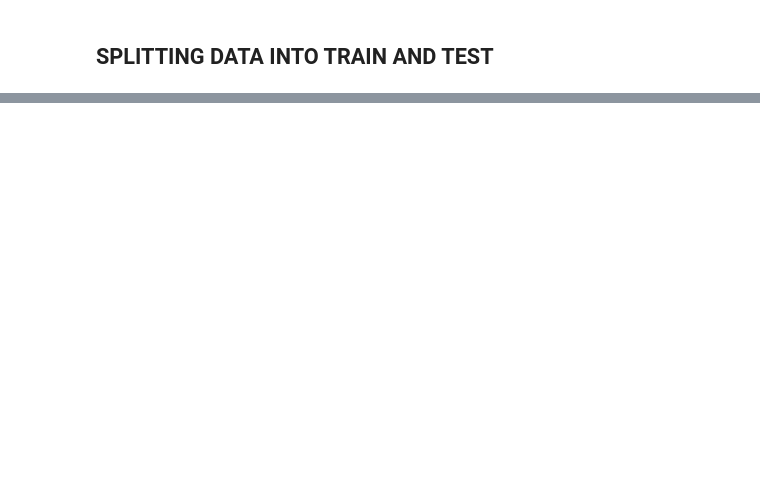
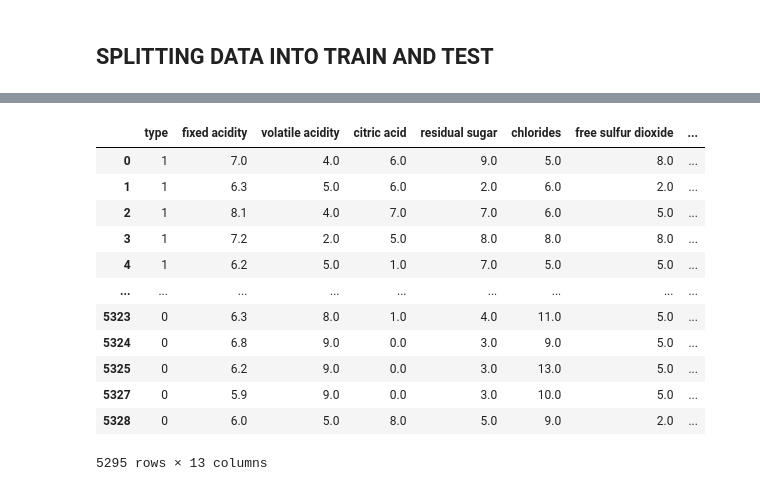
Before and after one commit to nnilayy/Classification-Notebook, a Jupyter notebook: Classifiers.ipynb, the cells around one changed output, grey strips where cells are left out. Cells and saved outputs as stored; diff of their text form; code cells hidden in the pictures; blank space fills up the shorter version.

```diff
--- a/Classifiers.ipynb
+++ b/Classifiers.ipynb
@@ -220,0 +221,11 @@ plt.show()
+# %%
+from sklearn.preprocessing import KBinsDiscretizer
+# kbinage=KBinsDiscretizer(n_bins=10,encode="ordinal",strategy="kmeans")
+# trf=ColumnTransformer([
+#     ("first",k_bin),
+#     ()
+# ])
+from sklearn.preprocessing import KBinsDiscretizer
+kbd = KBinsDiscretizer(n_bins=5, encode='ordinal', strategy='quantile')
+df["chlorides"]= kbd.fit_transform(pd.DataFrame(df["chlorides"]))
+df["chlorides"].value_counts()
@@ -220,0 +239,5 @@ plt.show()
+# %%
+from sklearn.preprocessing import KBinsDiscretizer
+kbd = KBinsDiscretizer(n_bins=5, encode='ordinal', strategy='quantile')
+df["alcohol"]= kbd.fit_transform(pd.DataFrame(df["alcohol"]))
+df["alcohol"].value_counts()
@@ -220,0 +266,16 @@ plt.show()
+# %%
+df
+# %% [output]
+|  | type | fixed acidity | volatile acidity | citric acid | residual sugar | chlorides | free sulfur dioxide | ... |
+| 0 | 1 | 7.0 | 4.0 | 6.0 | 9.0 | 5.0 | 8.0 | ... |
+| 1 | 1 | 6.3 | 5.0 | 6.0 | 2.0 | 6.0 | 2.0 | ... |
+| 2 | 1 | 8.1 | 4.0 | 7.0 | 7.0 | 6.0 | 5.0 | ... |
+| 3 | 1 | 7.2 | 2.0 | 5.0 | 8.0 | 8.0 | 8.0 | ... |
+| 4 | 1 | 6.2 | 5.0 | 1.0 | 7.0 | 5.0 | 5.0 | ... |
+| ... | ... | ... | ... | ... | ... | ... | ... | ... |
+| 5323 | 0 | 6.3 | 8.0 | 1.0 | 4.0 | 11.0 | 5.0 | ... |
+| 5324 | 0 | 6.8 | 9.0 | 0.0 | 3.0 | 9.0 | 5.0 | ... |
+| 5325 | 0 | 6.2 | 9.0 | 0.0 | 3.0 | 13.0 | 5.0 | ... |
+| 5327 | 0 | 5.9 | 9.0 | 0.0 | 3.0 | 10.0 | 5.0 | ... |
+| 5328 | 0 | 6.0 | 5.0 | 8.0 | 5.0 | 9.0 | 2.0 | ... |
+5295 rows × 13 columns
```
Also changed, not shown: parts of 8 cells of this notebook.
